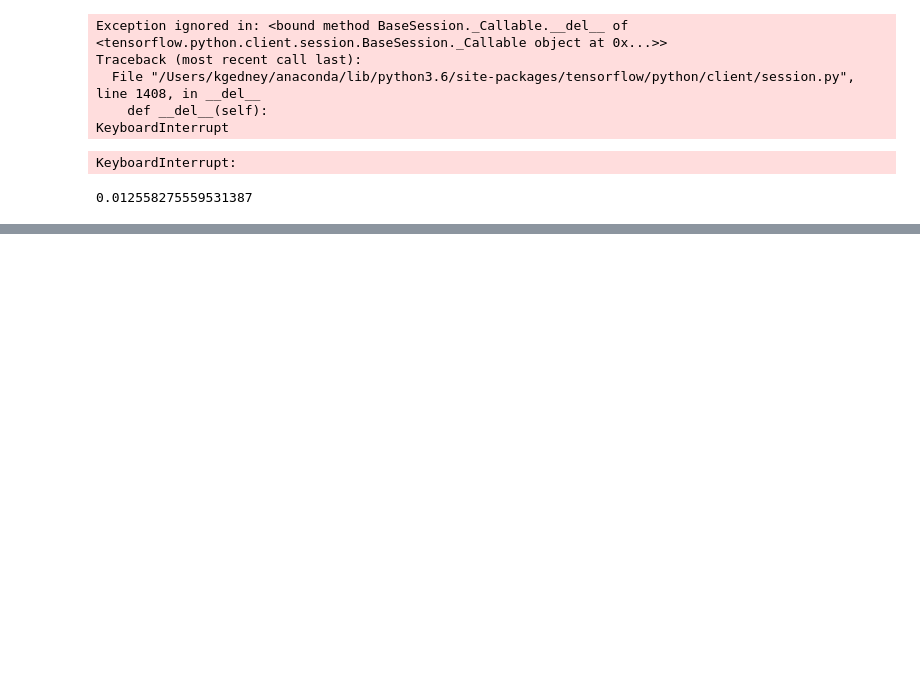
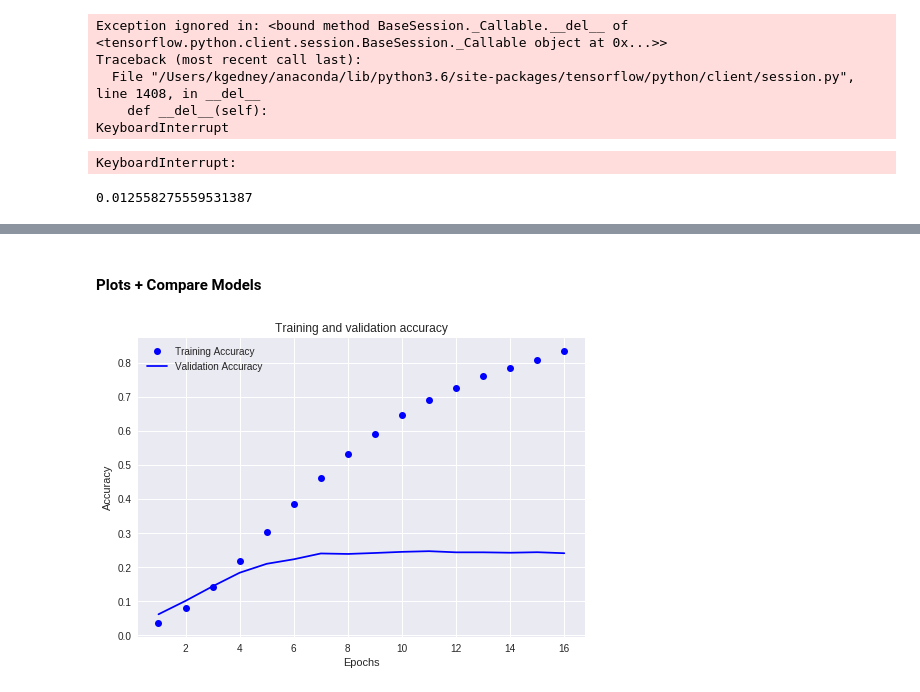
Before and after one commit to kgedney/author-id-project, a Jupyter notebook: text_preprocessing_and_modeling.ipynb, the cells around one changed output, grey strips where cells are left out. Drawn from its saved outputs; the diff is of its cells as text; code cells hidden in the pictures; blank space fills up the shorter version.

```diff
--- a/text_preprocessing_and_modeling.ipynb
+++ b/text_preprocessing_and_modeling.ipynb
@@ -26,3 +30,4 @@ drive.mount('/content/drive')
 # %%
 # manually add file from local to drive
+df = pd.read_csv('filtered_data.csv')
 df.head()
@@ -104,7 +139,7 @@ x = df['tokenized_nltk'].values
 y = df['author_id'].values
 
 # create sequences
-max_features = 2000
+max_features = 25000
 tokenizer    = Tokenizer(num_words = max_features)
 tokenizer.fit_on_texts(x)
 x_sequences  = tokenizer.texts_to_sequences(x)
@@ -162,9 +199,16 @@ Run on Google Colab
 # ref: https://keras.io/layers/recurrent/#cudnnlstm
 # faster LSTM implementation
 
-model2 = Sequential()
-model2.add(Embedding(input_dim=max_features,
-                    output_dim=128))
+model1 = Sequential()
+model1.add(Embedding(input_dim=max_features,
+                     output_dim=128))
+model1.add(CuDNNLSTM(128))
+model1.add(Dropout(0.5))
+model1.add(Dense(100, activation="softmax"))
 
-model2.add(CuDNNLSTM(128))
-model2.add(Dense(100, activation="softmax"))
+model1.compile(optimizer="adam", loss="sparse_categorical_crossentropy", metrics=["acc"])
+# %%
+history1 = model1.fit(x_train, y_train,
+            batch_size=128,
+            epochs=16,
+            validation_data=(x_test, y_test))
@@ -177,0 +332,2 @@ history2 = model2.fit(x_train, y_train,
+# %% [markdown]
+#### Plots + Compare Models
@@ -177,0 +336,19 @@ history2 = model2.fit(x_train, y_train,
+# %%
+# plot test vs. train to show overfitting!
+
+# Get loss function
+acc = history1.history['acc']
+val_acc = history1.history['val_acc']
+
+# Setup grid for plotting
+epochs =range(1, len(loss) + 1)
+# Plot
+plt.plot(epochs, acc, 'bo', label='Training Accuracy')
+plt.plot(epochs, val_acc, 'b', label='Validation Accuracy')
+plt.title('Training and validation accuracy')
+plt.xlabel('Epochs')
+plt.ylabel('Accuracy')
+plt.legend()
+plt.show()
+# %% [output]
+[figure, added]
```
Also changed, not shown: parts of 34 cells of this notebook.
